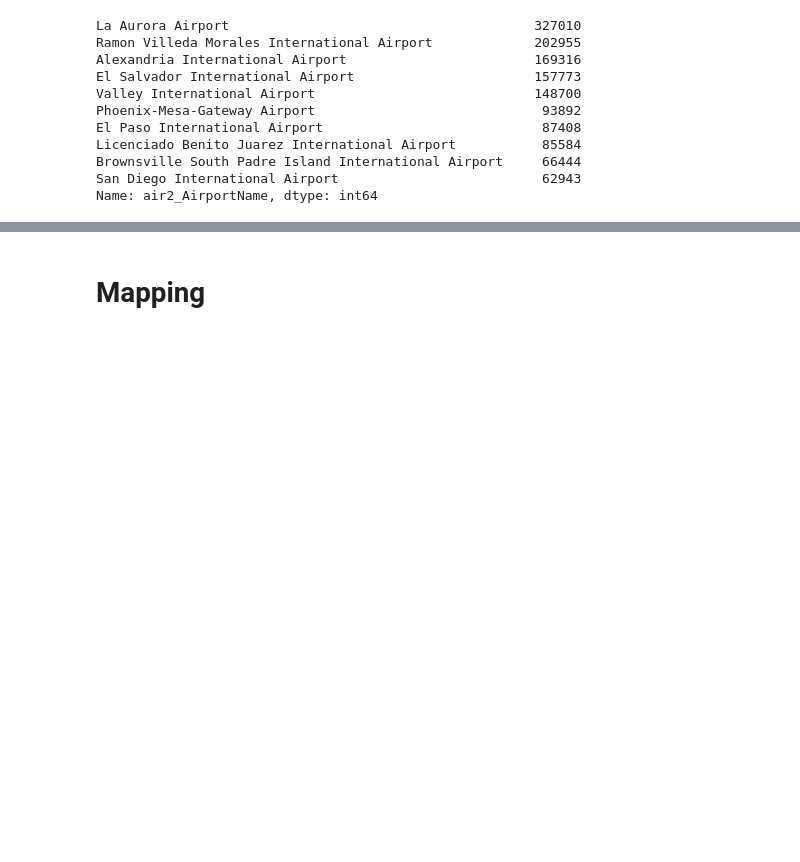
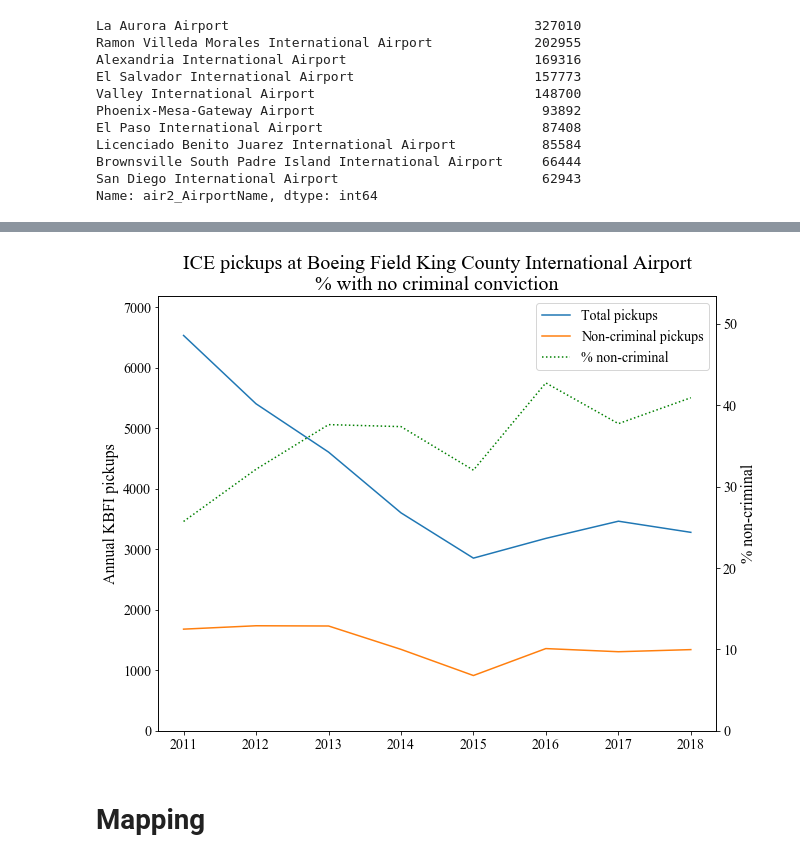
Before and after one commit to UWCHR/ice-air, a Jupyter notebook: analyze/note/analyze.ipynb, the cells around one changed output, grey strips where cells are left out. Drawn from its saved outputs; the diff is of its cells as text; code cells hidden in the pictures; blank space fills up the shorter version.

```diff
--- a/analyze/note/analyze.ipynb
+++ b/analyze/note/analyze.ipynb
@@ -489,0 +292,5 @@ fig.savefig('../output/NoCrim.png', dpi=100)
+# %%
+annual_non_criminal = pickup_df[['NonCriminal']].resample('AS').sum()
+# %%
+annual_non_criminal['total'] = annual_pickups
+annual_non_criminal['percent'] = annual_non_criminal['NonCriminal']/annual_pickups*100
@@ -490,3 +301,39 @@ fig.savefig('../output/NoCrim.png', dpi=100)
+# %%
+annual_data = annual_non_criminal['2011':'2018']
+
+plt.style.use([{'legend.frameon': True}])
+plt.rc("font", family="Times New Roman")
+
+fig, ax1 = plt.subplots()
+
+ax2 = ax1.twinx()
+
+lns1 = ax1.plot(annual_data['total'], label='Total pickups')
+lns2 = ax1.plot(annual_data['NonCriminal'], label='Non-criminal pickups')
+ax1_max = annual_data['total'].max()
+ax1.set_ylim(0, (ax1_max * 1.1))
+ax1.set_ylabel(f'Annual {airport} pickups', fontsize=16)
+ax1.tick_params(axis='x', labelsize=14)
+ax1.tick_params(axis='y', labelsize=14)
+
+lns3 = ax2.plot(annual_data['percent'], label='% non-criminal', linestyle=':', color='green')
+ax2_max = annual_data['percent'].max()
+ax2.set_ylim(0, (ax2_max * 1.25))
+ax2.set_ylabel('% non-criminal', fontsize=16)
+ax2.tick_params(axis='y', labelsize=14)
+
+lns = [lns1[0], lns2[0], lns3[0]]
+labs = [l.get_label() for l in lns]
+ax1.legend(lns, labs, loc=0, fontsize=14)
+
+ax1.set_title(f'ICE pickups at {airport_name}\n% with no criminal conviction', fontsize=20)
+
+fig.set_size_inches(10, 8)
+
+plt.show()
+fig.savefig(f'../output/{airport}_NoCrim.png', dpi=100)
+# %% [output]
+[figure, added]
 # %% [markdown]
 # Mapping
 # %%
```
Also changed, not shown: parts of 89 cells of this notebook.
